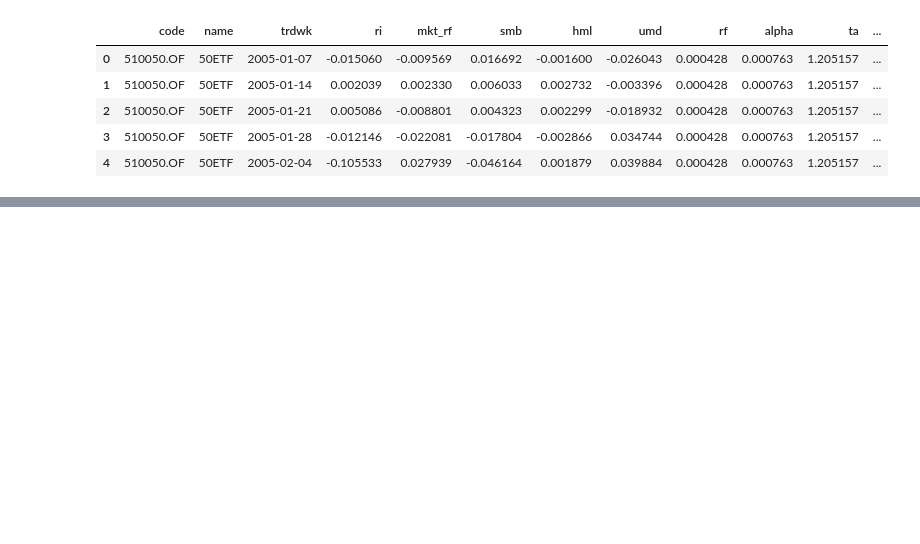
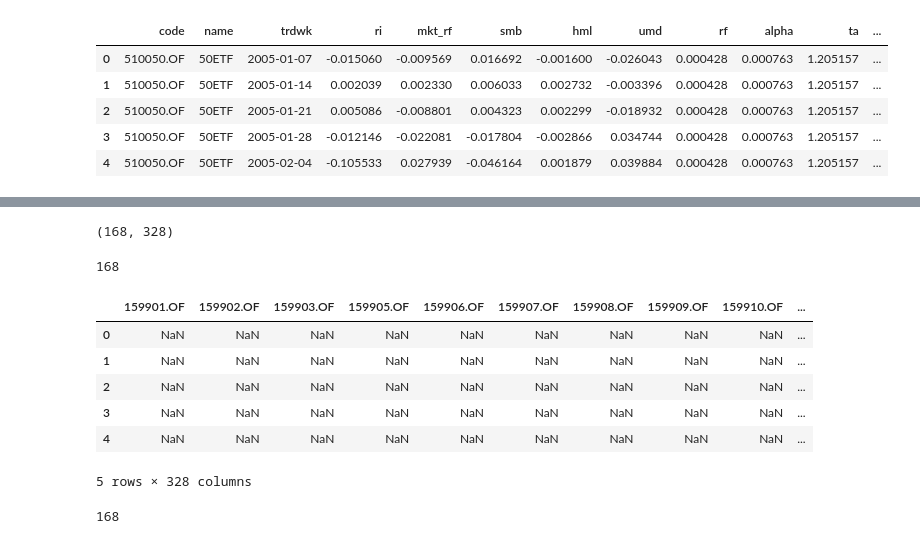
Before and after one commit to Zuochenhao0427/test01, a Jupyter notebook: script.ipynb, the cells around one changed output, grey strips where cells are left out. Drawn from its saved outputs; the diff is of its cells as text; code cells hidden in the pictures; blank space fills up the shorter version.

```diff
--- a/script.ipynb
+++ b/script.ipynb
@@ -429 +426,3 @@ fmodel['fk_r'] = fmodel['ri'] - fmodel['alpha']
+# %%
+fmodel['time'] = fmodel['year'].map(str)+'-'+fmodel['month'].map(str)
 # %%
@@ -449,0 +462,16 @@ train.head(1)
+# %%
+# 第三步：按月份进行Bootstrap Sampling
+# 按月份对每支基金回报率进行整理
+fmodel = fmodel[['time','code','fk_r']]
+# %%
+fmodel_spl = fmodel.pivot_table(index='time',
+             columns = 'code',
+             values = 'fk_r')
+# %%
+fmodel_spl.shape
+# %% [output]
+(168, 328)
+# %%
+len(fmodel_spl)
+# %% [output]
+168
@@ -449,0 +480,18 @@ train.head(1)
+# %%
+columns = fmodel_spl.columns.values
+df = pd.DataFrame(f_spl, columns = columns)
+df.head(5)
+# %% [output]
+|  | 159901.OF | 159902.OF | 159903.OF | 159905.OF | 159906.OF | 159907.OF | 159908.OF | 159909.OF | 159910.OF | ... |
+| 0 | NaN | NaN | NaN | NaN | NaN | NaN | NaN | NaN | NaN | ... |
+| 1 | NaN | NaN | NaN | NaN | NaN | NaN | NaN | NaN | NaN | ... |
+| 2 | NaN | NaN | NaN | NaN | NaN | NaN | NaN | NaN | NaN | ... |
+| 3 | NaN | NaN | NaN | NaN | NaN | NaN | NaN | NaN | NaN | ... |
+| 4 | NaN | NaN | NaN | NaN | NaN | NaN | NaN | NaN | NaN | ... |
+5 rows × 328 columns
+# %%
+df = df.fillna(0)
+df.head(5)
+len(df)
+# %% [output]
+168
```
Also changed, not shown: parts of 14 cells of this notebook.
